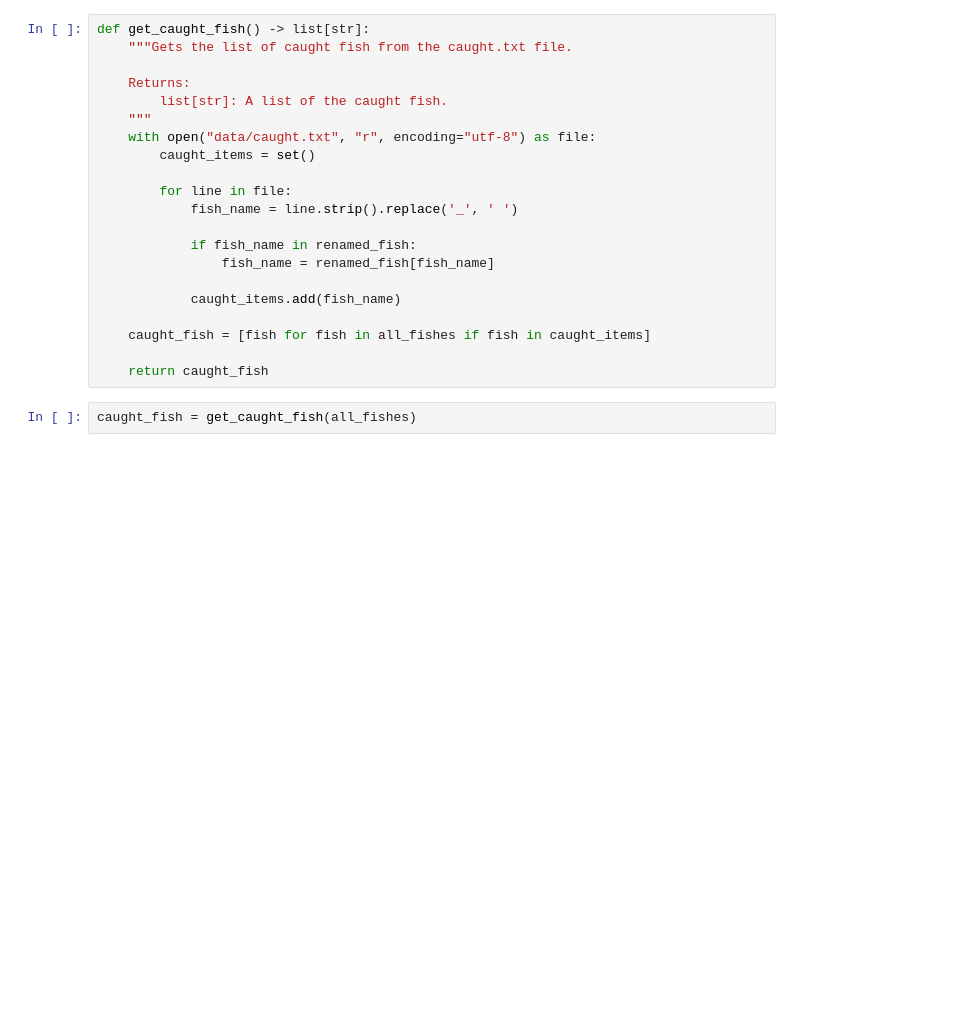
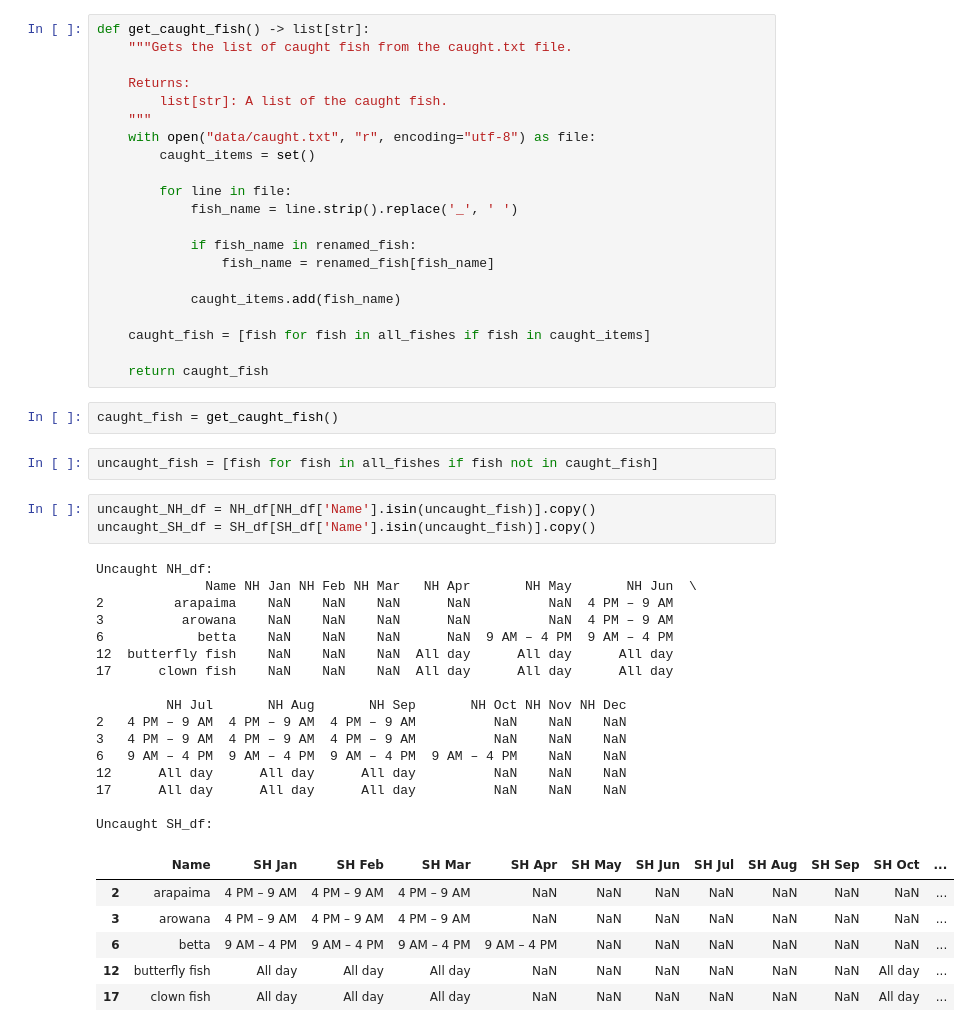
Before and after one commit to Jukelyn/acnh-fish-chart, a Jupyter notebook: main.ipynb, the cells around one changed output. Saved outputs shown, nothing was run; the diff lists cells and outputs as text; blank space fills up the shorter version.

```diff
--- a/main.ipynb
+++ b/main.ipynb
@@ -104,4 +105,32 @@ def get_caught_fish() -> list[str]:
 
     return caught_fish
 # %%
-caught_fish = get_caught_fish(all_fishes)
+caught_fish = get_caught_fish()
+# %%
+uncaught_fish = [fish for fish in all_fishes if fish not in caught_fish]
+# %%
+uncaught_NH_df = NH_df[NH_df['Name'].isin(uncaught_fish)].copy()
+uncaught_SH_df = SH_df[SH_df['Name'].isin(uncaught_fish)].copy()
+# %% [output]
+Uncaught NH_df:
+              Name NH Jan NH Feb NH Mar   NH Apr       NH May       NH Jun  \
+2         arapaima    NaN    NaN    NaN      NaN          NaN  4 PM – 9 AM
+3          arowana    NaN    NaN    NaN      NaN          NaN  4 PM – 9 AM
+6            betta    NaN    NaN    NaN      NaN  9 AM – 4 PM  9 AM – 4 PM
+12  butterfly fish    NaN    NaN    NaN  All day      All day      All day
+17      clown fish    NaN    NaN    NaN  All day      All day      All day
+
+         NH Jul       NH Aug       NH Sep       NH Oct NH Nov NH Dec
+2   4 PM – 9 AM  4 PM – 9 AM  4 PM – 9 AM          NaN    NaN    NaN
+3   4 PM – 9 AM  4 PM – 9 AM  4 PM – 9 AM          NaN    NaN    NaN
+6   9 AM – 4 PM  9 AM – 4 PM  9 AM – 4 PM  9 AM – 4 PM    NaN    NaN
+12      All day      All day      All day          NaN    NaN    NaN
+17      All day      All day      All day          NaN    NaN    NaN
+
+Uncaught SH_df:
+|  | Name | SH Jan | SH Feb | SH Mar | SH Apr | SH May | SH Jun | SH Jul | SH Aug | SH Sep | SH Oct | ... |
+| 2 | arapaima | 4 PM – 9 AM | 4 PM – 9 AM | 4 PM – 9 AM | NaN | NaN | NaN | NaN | NaN | NaN | NaN | ... |
+| 3 | arowana | 4 PM – 9 AM | 4 PM – 9 AM | 4 PM – 9 AM | NaN | NaN | NaN | NaN | NaN | NaN | NaN | ... |
+| 6 | betta | 9 AM – 4 PM | 9 AM – 4 PM | 9 AM – 4 PM | 9 AM – 4 PM | NaN | NaN | NaN | NaN | NaN | NaN | ... |
+| 12 | butterfly fish | All day | All day | All day | NaN | NaN | NaN | NaN | NaN | NaN | All day | ... |
+| 17 | clown fish | All day | All day | All day | NaN | NaN | NaN | NaN | NaN | NaN | All day | ... |
```
Also changed, not shown: parts of 6 cells of this notebook, 8 other files.
